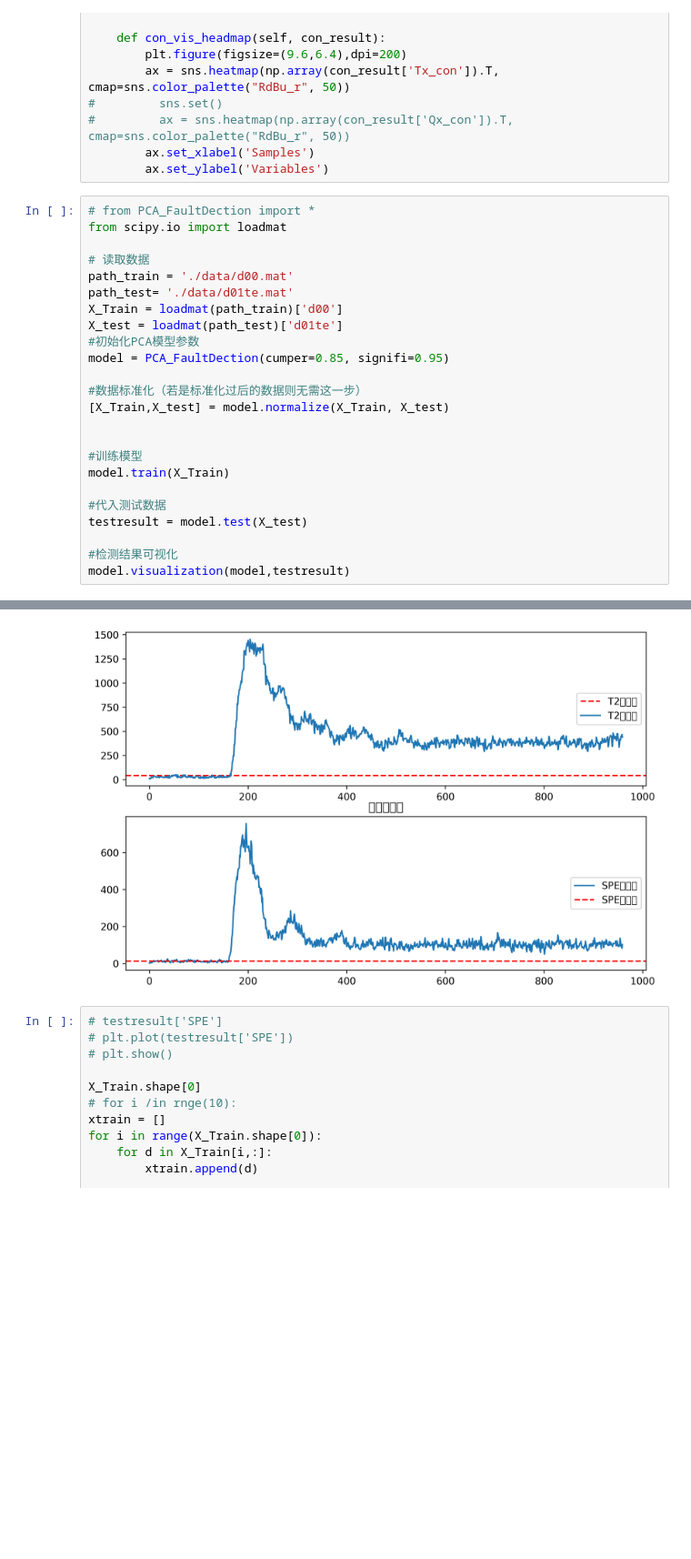
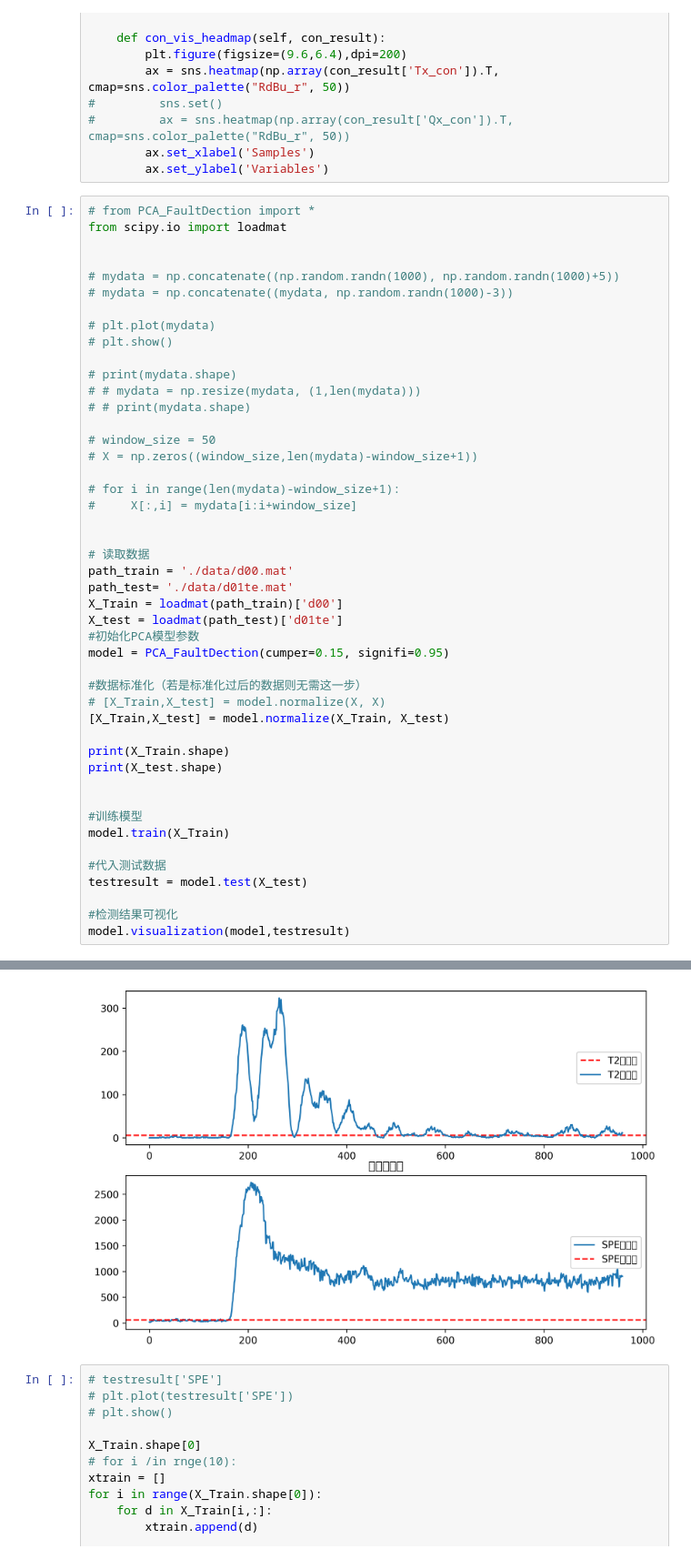
Before and after one commit to davidw0311/fault_diagnosis, a Jupyter notebook: pca_for_fault_diagnosis/PCA_demo.ipynb, the cells around one changed output, grey strips where cells are left out. Shown at 91% size. Cells and saved outputs as stored; diff of their text form; blank space fills up the shorter version.

```diff
--- a/pca_for_fault_diagnosis/PCA_demo.ipynb
+++ b/pca_for_fault_diagnosis/PCA_demo.ipynb
@@ -272,6 +272,24 @@ class PCA_FaultDection():
 # %%
 # from PCA_FaultDection import *
 from scipy.io import loadmat
+
+
+# mydata = np.concatenate((np.random.randn(1000), np.random.randn(1000)+5))
+# mydata = np.concatenate((mydata, np.random.randn(1000)-3))
+
+# plt.plot(mydata)
+# plt.show()
+
+# print(mydata.shape)
+# # mydata = np.resize(mydata, (1,len(mydata)))
+# # print(mydata.shape)
+
+# window_size = 50
+# X = np.zeros((window_size,len(mydata)-window_size+1))
+
+# for i in range(len(mydata)-window_size+1):
+#     X[:,i] = mydata[i:i+window_size]
+
 
 # 读取数据
 path_train = './data/d00.mat'
@@ -279,10 +297,14 @@ path_test= './data/d01te.mat'
 X_Train = loadmat(path_train)['d00']
 X_test = loadmat(path_test)['d01te']
 #初始化PCA模型参数
-model = PCA_FaultDection(cumper=0.85, signifi=0.95)
+model = PCA_FaultDection(cumper=0.15, signifi=0.95)
 
 #数据标准化（若是标准化过后的数据则无需这一步）
+# [X_Train,X_test] = model.normalize(X, X)
 [X_Train,X_test] = model.normalize(X_Train, X_test)
+
+print(X_Train.shape)
+print(X_test.shape)
 
 
 #训练模型
@@ -306,4 +326,4 @@ T2统计量报警总数：806
-[figure, old version]
+[figure, new version]
 # %%
 # testresult['SPE']
 # plt.plot(testresult['SPE'])
```
Also changed, not shown: parts of 2 cells of this notebook, 2 other files.
